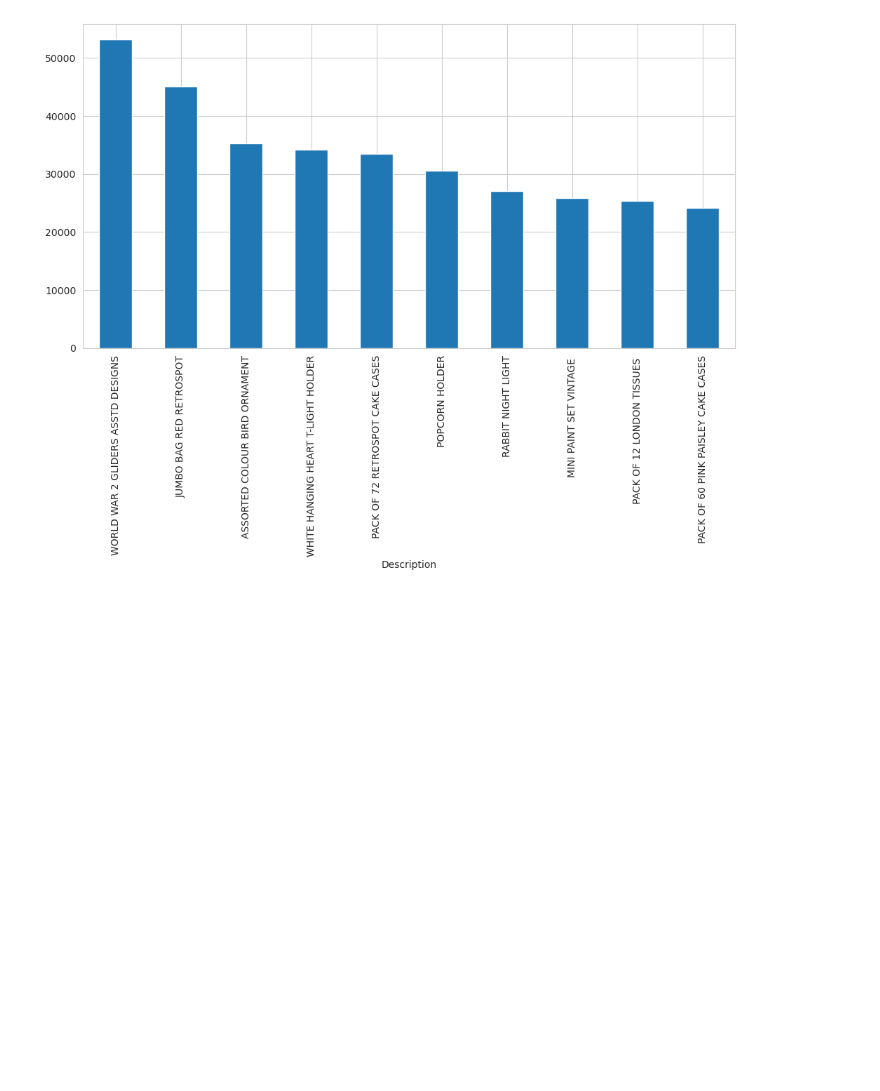
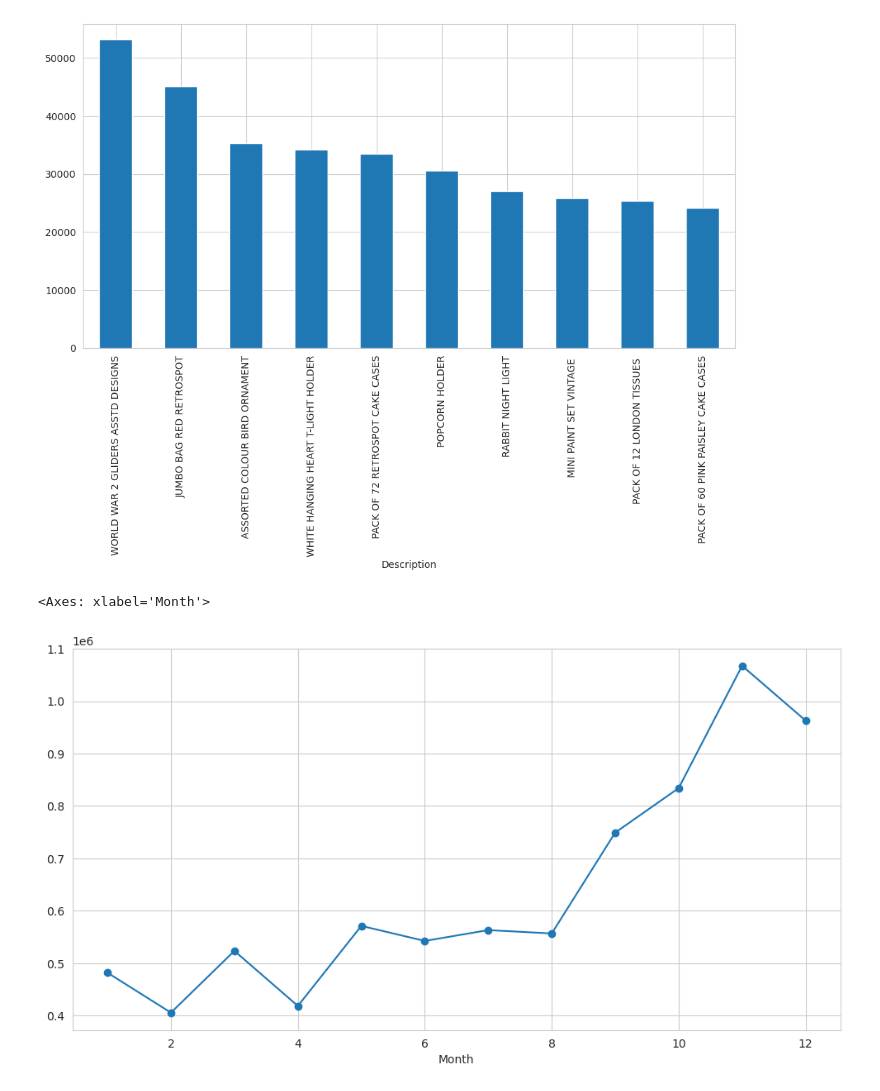
Before and after one commit to syedomer17/DataScience-GenAI-MLOps, a Jupyter notebook: projects/E-Commerce/project.ipynb, the cells around one changed output. Drawn from its saved outputs; the diff is of its cells as text; code cells hidden in the pictures; blank space fills up the shorter version.

```diff
--- a/projects/E-Commerce/project.ipynb
+++ b/projects/E-Commerce/project.ipynb
@@ -117,3 +117,15 @@ top_products.plot(kind="bar")
 # %% [output]
 <Axes: xlabel='Description'>
 [figure]
+# %%
+df["InvoiceDate"] = pd.to_datetime(df["InvoiceDate"])
+# %%
+df["Month"] = df["InvoiceDate"].dt.month
+# %%
+monthly_sales = df.groupby("Month")["TotalSales"].sum()
+# %%
+plt.figure(figsize=(12,6))
+monthly_sales.plot(marker="o")
+# %% [output]
+<Axes: xlabel='Month'>
+[figure, added]
```
Also changed, not shown: parts of 6 cells of this notebook.
